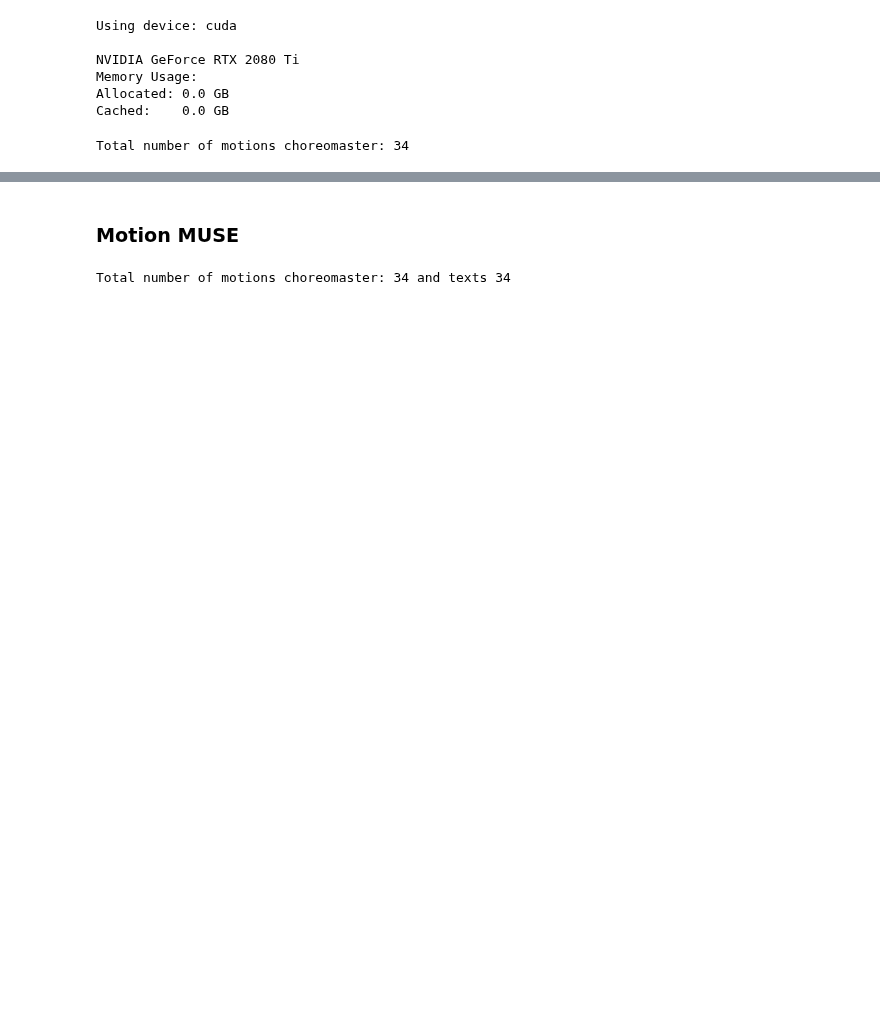
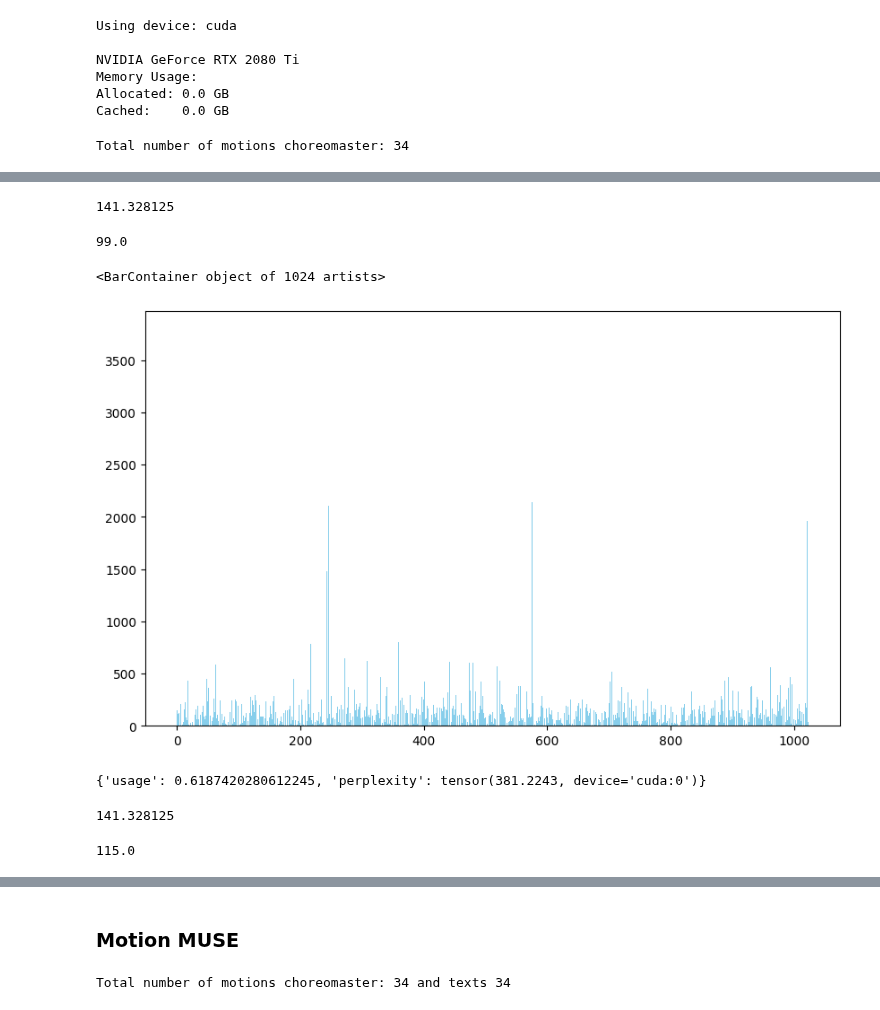
Before and after one commit to sohananisetty/ATCMG, a Jupyter notebook: multimodal.ipynb, the cells around one changed output, grey strips where cells are left out. Drawn from its saved outputs; the diff is of its cells as text; code cells hidden in the pictures; blank space fills up the shorter version.

```diff
--- a/multimodal.ipynb
+++ b/multimodal.ipynb
@@ -131,2 +147,6 @@ motion_rep = dset.motion_rep
+# %%
+vqvae_args = vcfg.vqvae
+vqvae_args.nb_joints = 22
+vqvae_args.motion_dim = 192
 # %%
 
@@ -138,6 +164,0 @@ vqvae_model.load("/srv/hays-lab/scratch/sanisetty3/music_motion/ATCMG/checkpoint
-# %%
-gt_motion = inputs["motion"][0].to(device)
-out = vqvae_model(
-    motion=gt_motion,
-    # mask=mask,
-)
@@ -147,0 +173,5 @@ out = vqvae_model(
+# %%
+out = vqvae_model(
+            motion=torch.randn((10 , 100 , 192)).to(device),
+            # mask=mask,
+        )
@@ -166,6 +191,7 @@ tensor(0.0545, device='cuda:0', grad_fn=<SmoothL1LossBackward0>)
 vqvae_model.eval()
 val_loss_ae = {}
 cnt = 0
+codebook_usage = {i: 0 for i in range(vqvae_args.codebook_size )}
 with torch.no_grad():
     for batch in tqdm(
         (train_loader),
@@ -174,20 +200,33 @@ with torch.no_grad():
     ):
         gt_motion = batch["motion"][0].to(device)
 
-        indices = vqvae_model.encode(
+        # indices = vqvae_model.encode(
+        #     motion=gt_motion,
+        #     # mask=mask,
+        # )
+
+        # used_indices = indices.flatten().tolist()
+        out = vqvae_model(
             motion=gt_motion,
             # mask=mask,
         )
 
-        used_indices = indices.flatten().tolist()
+        out.perplexity = vqvae_model.vqvae.quantizer.compute_perplexity(out.indices.flatten())
+        print(out.perplexity)
+
+        used_indices = out.indices.flatten().tolist()
+        unique_indices, counts = torch.unique(out.indices.flatten(), return_counts=True)
+        for idx, count in zip(unique_indices, counts):
+            codebook_usage[idx.item()] += count.item()
         usage = len(set(used_indices)) / vqvae_args.codebook_size
-        # print(usage)
+        # print(out.perplexity)
 
         loss_dict = {
             # "total_loss": loss.detach().cpu(),
             # "loss_motion": loss_motion.detach().cpu(),
             # "commit_loss": vqvae_output.commit_loss.detach().cpu(),
             "usage": usage,
+            "perplexity": out.perplexity
         }
 
         cnt+=1
@@ -201,3 +240,6 @@ with torch.no_grad():
 
 for key in val_loss_ae.keys():
     val_loss_ae[key] = val_loss_ae[key] / cnt
+
+total_usage = sum(codebook_usage.values())
+average_usage_per_index = total_usage / vqvae_args.codebook_size
@@ -207,0 +265,30 @@ val_loss_ae
+# %%
+average_usage_per_index
+# %% [output]
+141.328125
+# %%
+np.median(list(codebook_usage.values()))
+# %% [output]
+99.0
+# %%
+indices = list(codebook_usage.keys())
+usage_counts = list(codebook_usage.values())
+
+# Plot the graph
+plt.figure(figsize=(10, 6))
+plt.bar(indices, usage_counts, color='skyblue')
+# %% [output]
+<BarContainer object of 1024 artists>
+[figure, added]
+# %%
+val_loss_ae
+# %% [output]
+{'usage': 0.6187420280612245, 'perplexity': tensor(381.2243, device='cuda:0')}
+# %%
+average_usage_per_index
+# %% [output]
+141.328125
+# %%
+np.median(list(codebook_usage.values()))
+# %% [output]
+115.0
```
Also changed, not shown: parts of 46 cells of this notebook, 23 other files.
